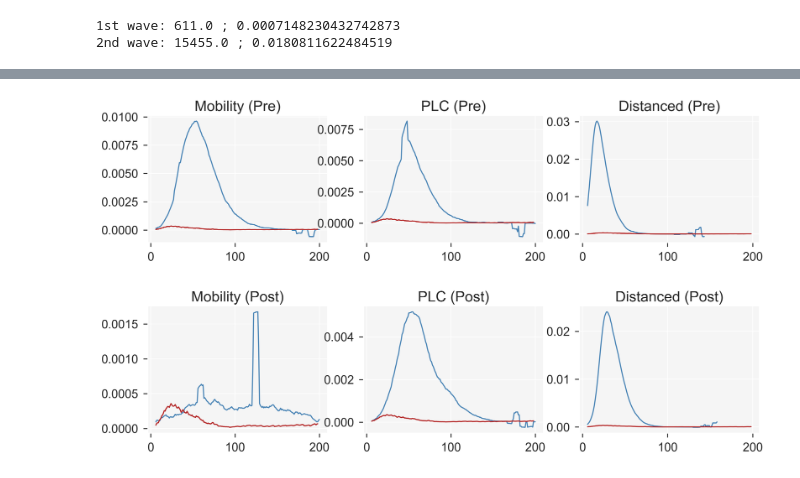
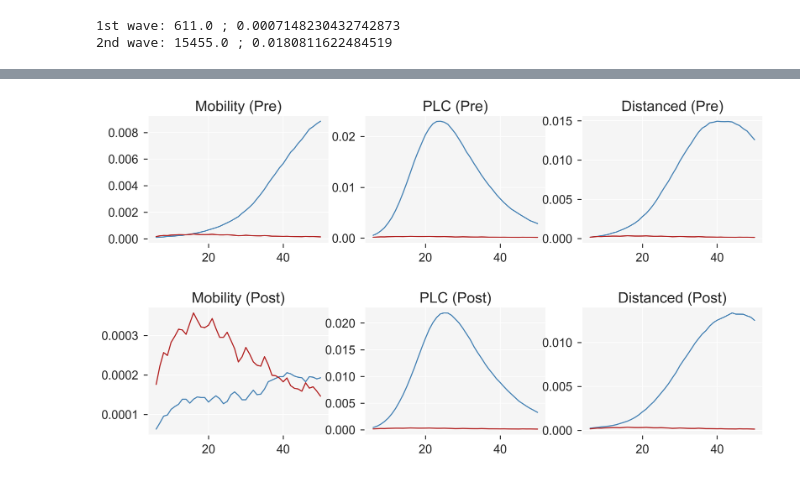
Before and after one commit to leo-pfeiffer/epi-sim, a Jupyter notebook: lib/experiments/4_model_validation.ipynb, the cells around one changed output, grey strips where cells are left out. Cells and saved outputs as stored; diff of their text form; code cells hidden in the pictures.

```diff
--- a/lib/experiments/4_model_validation.ipynb
+++ b/lib/experiments/4_model_validation.ipynb
@@ -21,7 +22,7 @@ from lib.configuration import DATA_REPO_URL_RAW
 # %%
 # https://censusreporter.org/profiles/05000US09009-new-haven-county-ct/
 POPULATION = 854757
-MAX_TIME = 200
+MAX_TIME = 50
 NEW_HAVEN_CODE = 5
 # %%
 def transform_covid(df):
@@ -104,10 +106,7 @@ def df_group_mean(df):
     return grouped
 
 
-def get_wide(which, name, max_time):
-
-    prefix = which + '_v_'
-    name = prefix + name
+def get_wide(name, max_time):
 
     # get data frame
     df = get_df(name)
@@ -130,22 +129,22 @@ def get_wide(which, name, max_time):
 
 # ===========================
 
-def model_tc(which, name, max_time=MAX_TIME):
-    wide = get_wide(which, name, max_time)
+def model_tc(name, max_time=MAX_TIME):
+    wide = get_wide(name, max_time)
     x = wide['time'].values.tolist()
     y = [c for c in wide['Total cases'].values.tolist()]
     return x, y
 
 
-def model_nc(which, name, max_time=MAX_TIME):
-    wide = get_wide(which, name, max_time)
+def model_nc(name, max_time=MAX_TIME):
+    wide = get_wide(name, max_time)
     x = wide['time'].values.tolist()
     y = wide['New cases'].values.tolist()
     return x, y
 
 
-def model_nc_smooth(which, name, max_time=MAX_TIME, p=7):
-    wide = get_wide(which, name, max_time)
+def model_nc_smooth(name, max_time=MAX_TIME, p=7):
+    wide = get_wide(name, max_time)
     x = wide['time'].values.tolist()
     y = [c for c in wide['New cases'].rolling(p).mean().values.tolist()]
     return x, y
@@ -240,0 +225,12 @@ comparison_plot('first', model_tc, empirical_tc)
+# %%
+data_all = [
+    {'name': 'v_seir_mobility_pre', 'title': 'Mobility (Pre)'},
+    {'name': 'v_seir_plc_pre', 'title': 'PLC (Pre)'},
+    {'name': 'v_seir_distanced_pre', 'title': 'Distanced (Pre)'},
+
+    {'name': 'v_seir_mobility_post', 'title': 'Mobility (Post)'},
+    {'name': 'v_seir_plc_post', 'title': 'PLC (Post)'},
+    {'name': 'v_seir_distanced_post', 'title': 'Distanced (Post)'},
+]
+
+comparison_plot(data_all, first_wave, model_tc, empirical_tc)
@@ -241,4 +239,4 @@ comparison_plot('first', model_tc, empirical_tc)
 # %%
-comparison_plot('first', model_nc_smooth, empirical_nc_smooth)
+comparison_plot(data_all, first_wave, model_nc_smooth, empirical_nc_smooth)
 # %% [output]
-[figure, old version]
+[figure, new version]
```
Also changed, not shown: parts of 8 cells of this notebook, 1 other file.
